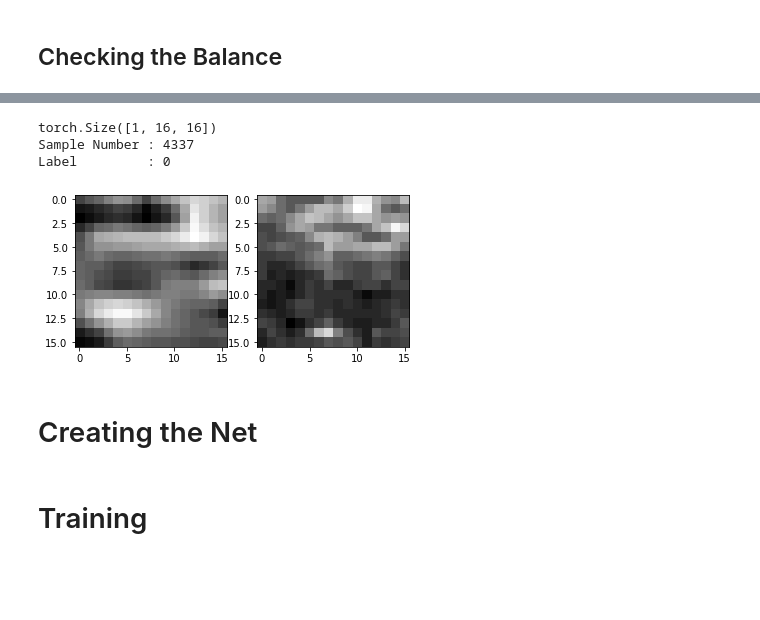
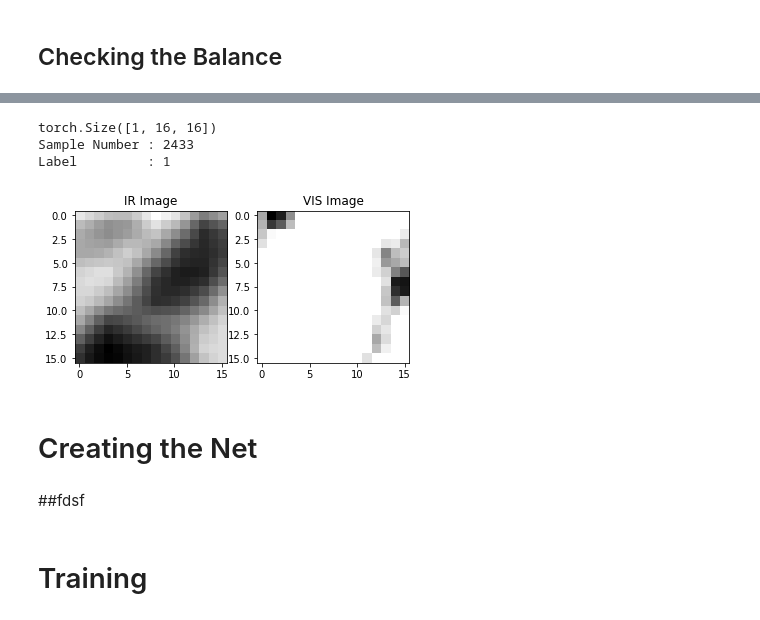
Before and after one commit to ParthikB/siamese, a Jupyter notebook: siamese_paper_v2.ipynb, the cells around one changed output, grey strips where cells are left out. Saved outputs shown, nothing was run; the diff lists cells and outputs as text; code cells hidden in the pictures; blank space fills up the shorter version.

```diff
--- a/siamese_paper_v2.ipynb
+++ b/siamese_paper_v2.ipynb
@@ -161,27 +169,32 @@ Number of Negetive Samples : 4282
 # %%
 i = np.random.randint(len(trainSet)) # a random sample from the first batch
 
 d = trainSet.dataset
 
 img1, img2, label = d[i][0][0], d[i][0][1], d[i][1]
 
 CHANNELS, DIM, DIM = img1.shape
 TOTAL_PIXELS = DIM*DIM
 print(img1.shape)
 
 plt.subplot(1, 2, 1)
 plt.imshow(img1.view(DIM, DIM), cmap='gray') # Reshaping x from (1, DIM, DIM) --> (DIM, DIM)
+plt.title('IR Image')
 
 plt.subplot(1, 2, 2)
 plt.imshow(img2.view(DIM, DIM), cmap='gray') # Reshaping x from (1, DIM, DIM) --> (DIM, DIM)
+plt.title('VIS Image')
 
 print('Sample Number :', i)
 print('Label         :', label.item())
+
+# 0 --> not same
+# 1 --> same
 # %% [output]
 torch.Size([1, 16, 16])
-Sample Number : 4337
-Label         : 0
+Sample Number : 2433
+Label         : 1
-[figure, old version]
+[figure, new version]
 # %% [markdown]
 # Creating the Net
 # %%
@@ -240,3 +263,5 @@ class Net(nn.Module):
 
     return label, sm
+# %% [markdown]
+##fdsf
 # %%
```
Also changed, not shown: parts of 11 cells of this notebook.
